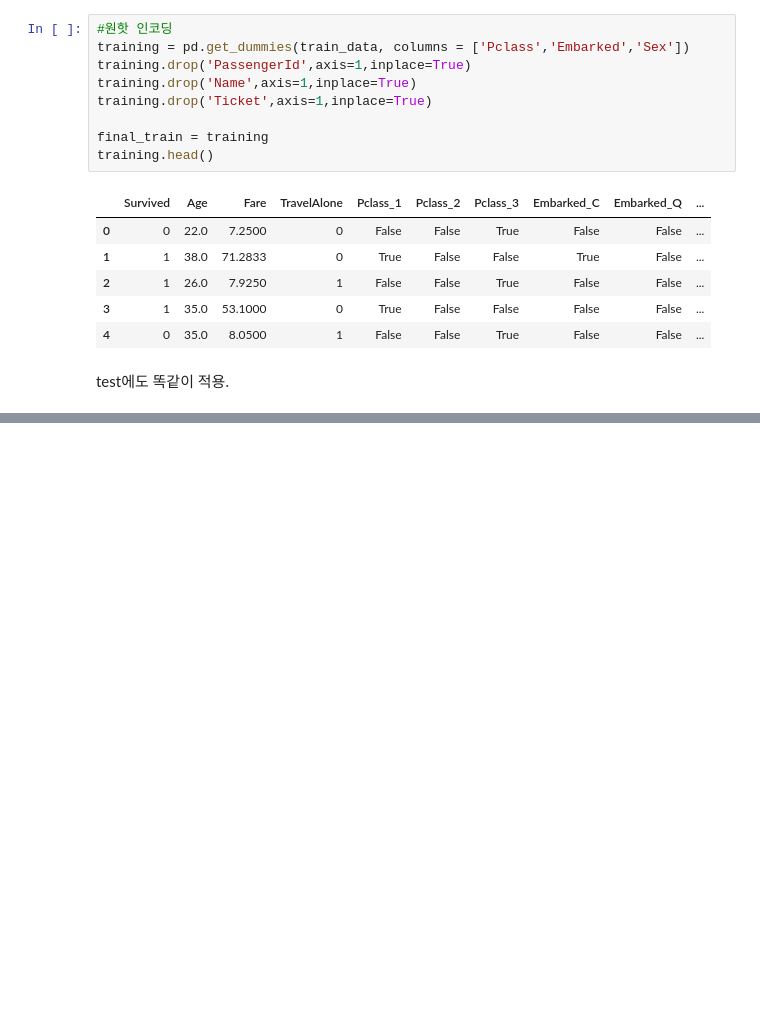
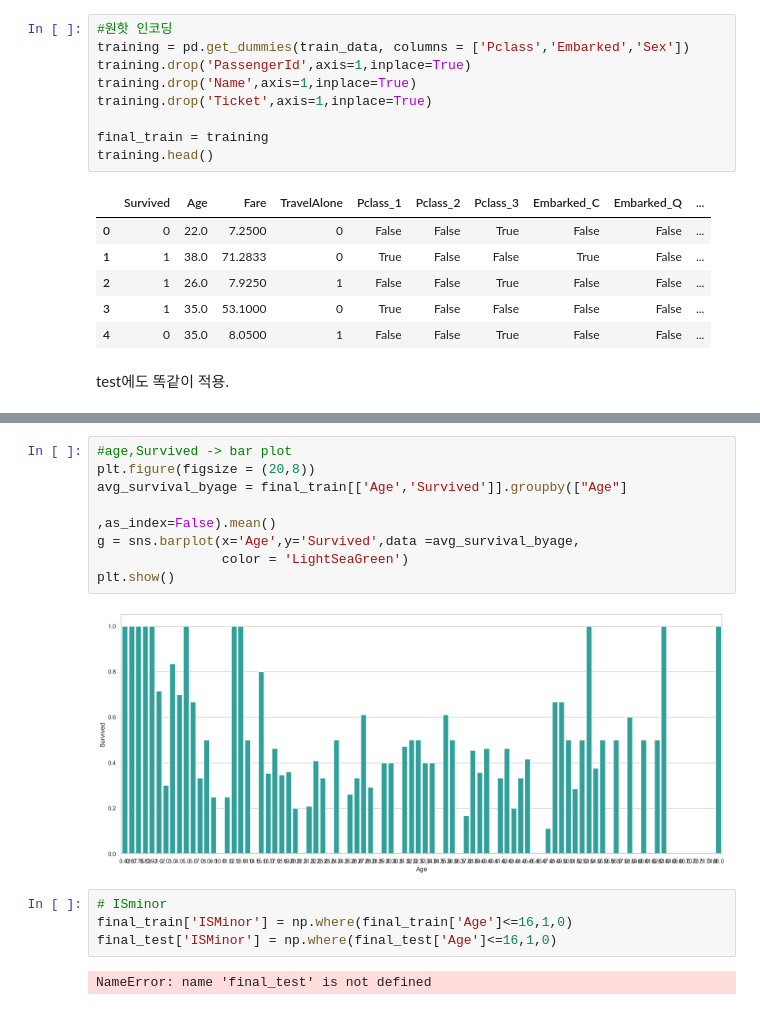
Before and after one commit to ijd1236/my_study, a Jupyter notebook: python_study/20230512.ipynb, the cells around one changed output, grey strips where cells are left out. Drawn from its saved outputs; the diff is of its cells as text; blank space fills up the shorter version.

```diff
--- a/python_study/20230512.ipynb
+++ b/python_study/20230512.ipynb
@@ -362,0 +371,16 @@ testing.head()
+# %%
+#age,Survived -> bar plot
+plt.figure(figsize = (20,8))
+avg_survival_byage = final_train[['Age','Survived']].groupby(["Age"]
+                                                             ,as_index=False).mean()
+g = sns.barplot(x='Age',y='Survived',data =avg_survival_byage,
+                color = 'LightSeaGreen')
+plt.show()
+# %% [output]
+[figure, added]
+# %%
+# ISminor
+final_train['ISMinor'] = np.where(final_train['Age']<=16,1,0)
+final_test['ISMinor'] = np.where(final_test['Age']<=16,1,0)
+# %% [output]
+NameError: name 'final_test' is not defined
```
Also changed, not shown: parts of 16 cells of this notebook, 58 other files.
